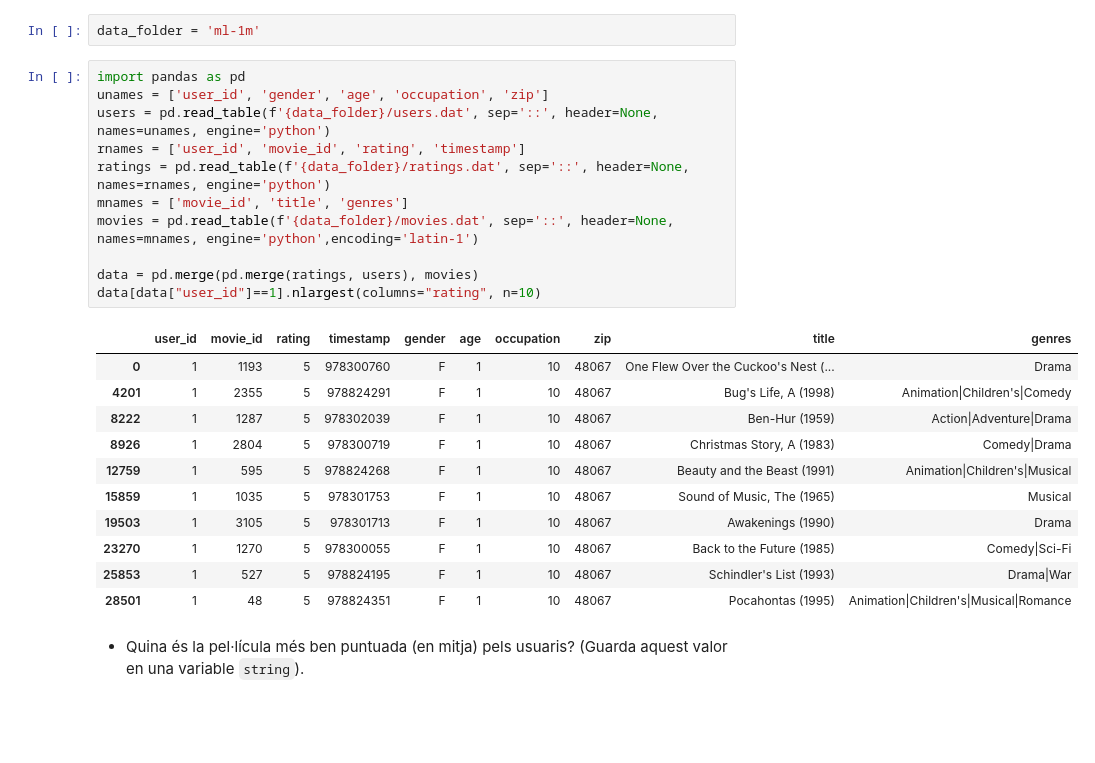
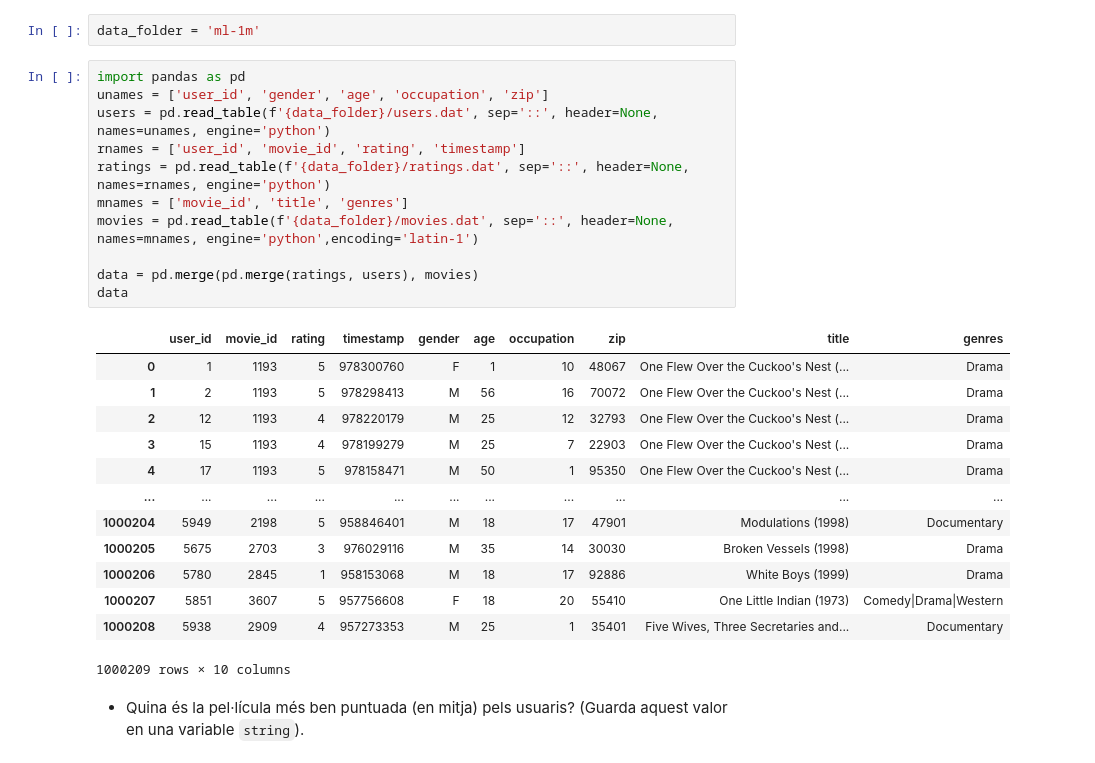
Before and after one commit to mnoguema/TNUI_P2, a Jupyter notebook: TNUI_P2/assigment_code.ipynb, the cells around one changed output. Drawn from its saved outputs; the diff is of its cells as text; blank space fills up the shorter version.

```diff
--- a/TNUI_P2/assigment_code.ipynb
+++ b/TNUI_P2/assigment_code.ipynb
@@ -472,26 +472,28 @@ data_folder = 'ml-1m'
 # %%
 import pandas as pd
 unames = ['user_id', 'gender', 'age', 'occupation', 'zip']
 users = pd.read_table(f'{data_folder}/users.dat', sep='::', header=None, names=unames, engine='python')
 rnames = ['user_id', 'movie_id', 'rating', 'timestamp']
 ratings = pd.read_table(f'{data_folder}/ratings.dat', sep='::', header=None, names=rnames, engine='python')
 mnames = ['movie_id', 'title', 'genres']
 movies = pd.read_table(f'{data_folder}/movies.dat', sep='::', header=None, names=mnames, engine='python',encoding='latin-1')
 
 data = pd.merge(pd.merge(ratings, users), movies)
-data[data["user_id"]==1].nlargest(columns="rating", n=10)
+data
 # %% [output]
 |  | user_id | movie_id | rating | timestamp | gender | age | occupation | zip | title | genres |
 | 0 | 1 | 1193 | 5 | 978300760 | F | 1 | 10 | 48067 | One Flew Over the Cuckoo's Nest (... | Drama |
-| 4201 | 1 | 2355 | 5 | 978824291 | F | 1 | 10 | 48067 | Bug's Life, A (1998) | Animation|Children's|Comedy |
-| 8222 | 1 | 1287 | 5 | 978302039 | F | 1 | 10 | 48067 | Ben-Hur (1959) | Action|Adventure|Drama |
-| 8926 | 1 | 2804 | 5 | 978300719 | F | 1 | 10 | 48067 | Christmas Story, A (1983) | Comedy|Drama |
-| 12759 | 1 | 595 | 5 | 978824268 | F | 1 | 10 | 48067 | Beauty and the Beast (1991) | Animation|Children's|Musical |
-| 15859 | 1 | 1035 | 5 | 978301753 | F | 1 | 10 | 48067 | Sound of Music, The (1965) | Musical |
-| 19503 | 1 | 3105 | 5 | 978301713 | F | 1 | 10 | 48067 | Awakenings (1990) | Drama |
-| 23270 | 1 | 1270 | 5 | 978300055 | F | 1 | 10 | 48067 | Back to the Future (1985) | Comedy|Sci-Fi |
-| 25853 | 1 | 527 | 5 | 978824195 | F | 1 | 10 | 48067 | Schindler's List (1993) | Drama|War |
-| 28501 | 1 | 48 | 5 | 978824351 | F | 1 | 10 | 48067 | Pocahontas (1995) | Animation|Children's|Musical|Romance |
+| 1 | 2 | 1193 | 5 | 978298413 | M | 56 | 16 | 70072 | One Flew Over the Cuckoo's Nest (... | Drama |
+| 2 | 12 | 1193 | 4 | 978220179 | M | 25 | 12 | 32793 | One Flew Over the Cuckoo's Nest (... | Drama |
+| 3 | 15 | 1193 | 4 | 978199279 | M | 25 | 7 | 22903 | One Flew Over the Cuckoo's Nest (... | Drama |
+| 4 | 17 | 1193 | 5 | 978158471 | M | 50 | 1 | 95350 | One Flew Over the Cuckoo's Nest (... | Drama |
+| ... | ... | ... | ... | ... | ... | ... | ... | ... | ... | ... |
+| 1000204 | 5949 | 2198 | 5 | 958846401 | M | 18 | 17 | 47901 | Modulations (1998) | Documentary |
+| 1000205 | 5675 | 2703 | 3 | 976029116 | M | 35 | 14 | 30030 | Broken Vessels (1998) | Drama |
+| 1000206 | 5780 | 2845 | 1 | 958153068 | M | 18 | 17 | 92886 | White Boys (1999) | Drama |
+| 1000207 | 5851 | 3607 | 5 | 957756608 | F | 18 | 20 | 55410 | One Little Indian (1973) | Comedy|Drama|Western |
+| 1000208 | 5938 | 2909 | 4 | 957273353 | M | 25 | 1 | 35401 | Five Wives, Three Secretaries and... | Documentary |
+1000209 rows × 10 columns
 # %% [markdown]
 + Quina és la pel·lícula més ben puntuada (en mitja) pels usuaris? (Guarda aquest valor en una variable ``string``).
 # %%
```
Also changed, not shown: parts of 5 cells of this notebook.
